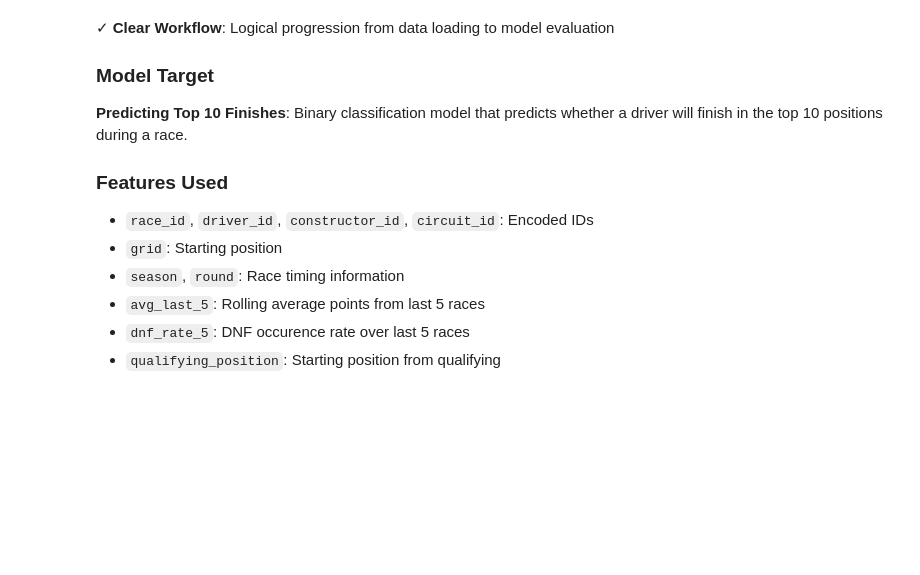
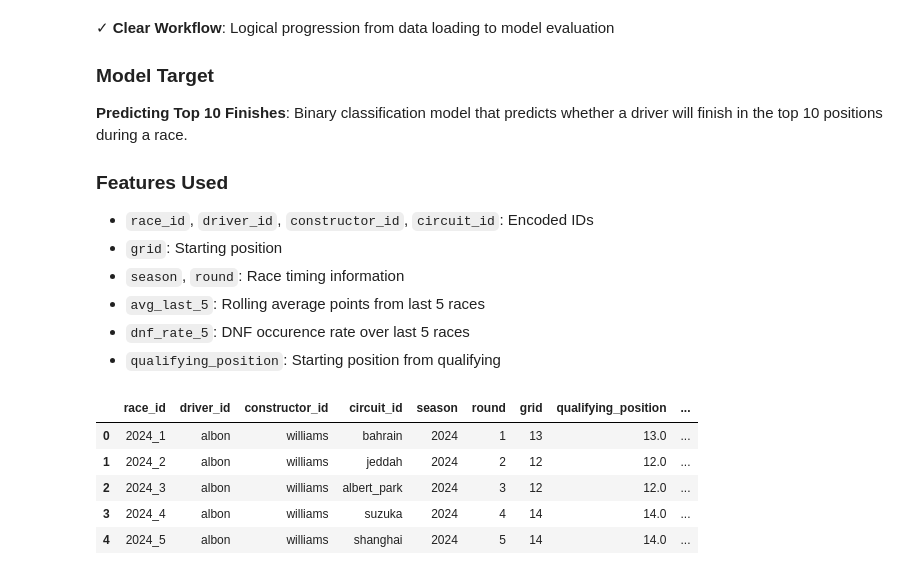
Before and after one commit to HanxxFeli/ApexF1, a Jupyter notebook: ml/ml_clean.ipynb, the cells around one changed output. Saved outputs shown, nothing was run; the diff lists cells and outputs as text; code cells hidden in the pictures; blank space fills up the shorter version.

```diff
--- a/ml/ml_clean.ipynb
+++ b/ml/ml_clean.ipynb
@@ -961,3 +987,13 @@ This cleaned notebook implements a complete machine learning pipeline for predic
 - `avg_last_5`: Rolling average points from last 5 races
 - `dnf_rate_5`: DNF occurence rate over last 5 races
 - `qualifying_position`: Starting position from qualifying
+# %%
+to_predict = dataframes['to_predict']
+to_predict.head()
+# %% [output]
+|  | race_id | driver_id | constructor_id | circuit_id | season | round | grid | qualifying_position | ... |
+| 0 | 2024_1 | albon | williams | bahrain | 2024 | 1 | 13 | 13.0 | ... |
+| 1 | 2024_2 | albon | williams | jeddah | 2024 | 2 | 12 | 12.0 | ... |
+| 2 | 2024_3 | albon | williams | albert_park | 2024 | 3 | 12 | 12.0 | ... |
+| 3 | 2024_4 | albon | williams | suzuka | 2024 | 4 | 14 | 14.0 | ... |
+| 4 | 2024_5 | albon | williams | shanghai | 2024 | 5 | 14 | 14.0 | ... |
```
Also changed, not shown: parts of 13 cells of this notebook, 2 other files.
